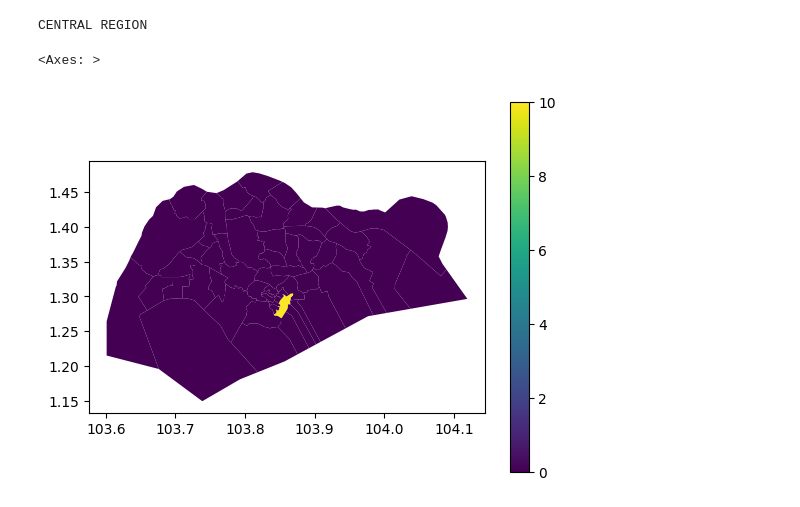
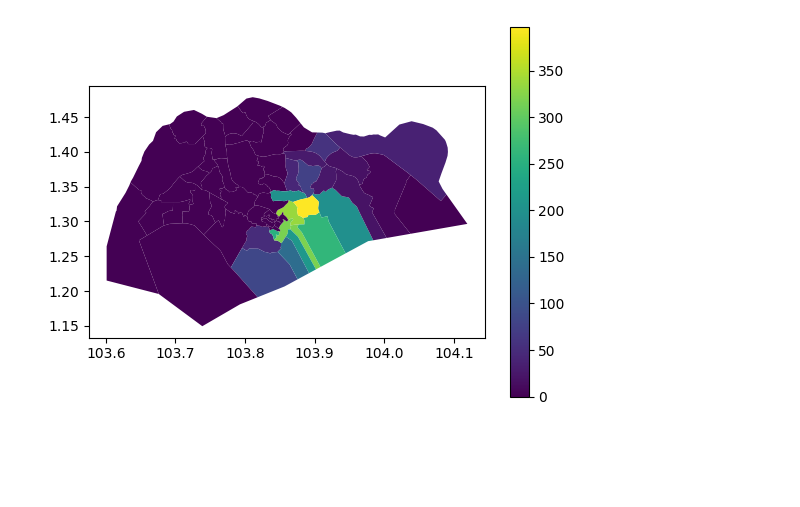
Before and after one commit to Wuvist/testpygis, a Jupyter notebook: test.ipynb, the cells around one changed output. Cells and saved outputs as stored; diff of their text form; code cells hidden in the pictures; blank space fills up the shorter version.

```diff
--- a/test.ipynb
+++ b/test.ipynb
@@ -12,19 +17,29 @@ transformer = pyproj.Transformer.from_crs(
     "EPSG:3414",  # SVY21 (Singapore)
     "EPSG:4326"   # WGS84
 )
-# %%
-lon = 103.851959  # Your longitude
-lat = 1.290270    # Your latitude
-point = Point(lon, lat)
-gdf["slots"] =0
-for index, row in gdf.iterrows():
-    if(row['geometry'].contains(point)):
-        gdf.loc[index, 'slots']= 10
-        print(row['REGION_N'])
-# %% [output]
-CENTRAL REGION
-# %%
-gdf.plot("slots", legend=True)
-# %% [output]
-<Axes: >
-[figure, removed]
+# %%
+gdf["carparks"] = 0
+carpark_counts = [0] * len(gdf)
+
+def update_gdf(point):
+    for index, row in gdf.iterrows():
+        if(row['geometry'].contains(point)):
+            carpark_counts[index] += 1
+            return
+
+for carpark in carparks["Result"]:
+    if len(carpark["geometries"]) == 0:
+        continue
+
+    x, y = carpark["geometries"][0]["coordinates"].split(",")
+    lon, lat = transformer.transform(float(x), float(y))
+    point = Point(lat, lon)
+    update_gdf(point)
+
+for i in range(len(gdf)):
+    gdf.loc[i, 'carparks'] = carpark_counts[i]
+# %%
+p = gdf.plot("carparks", legend=True)
+p.figure.savefig("carparks.png")
+# %% [output]
+[figure, added]
```
Also changed, not shown: parts of 1 cell of this notebook, 3 other files.
